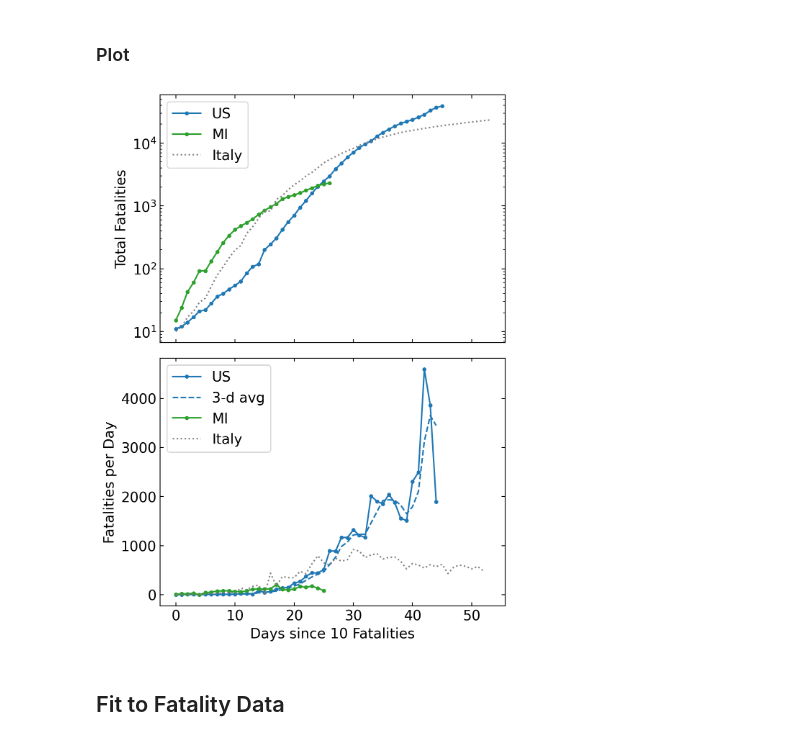
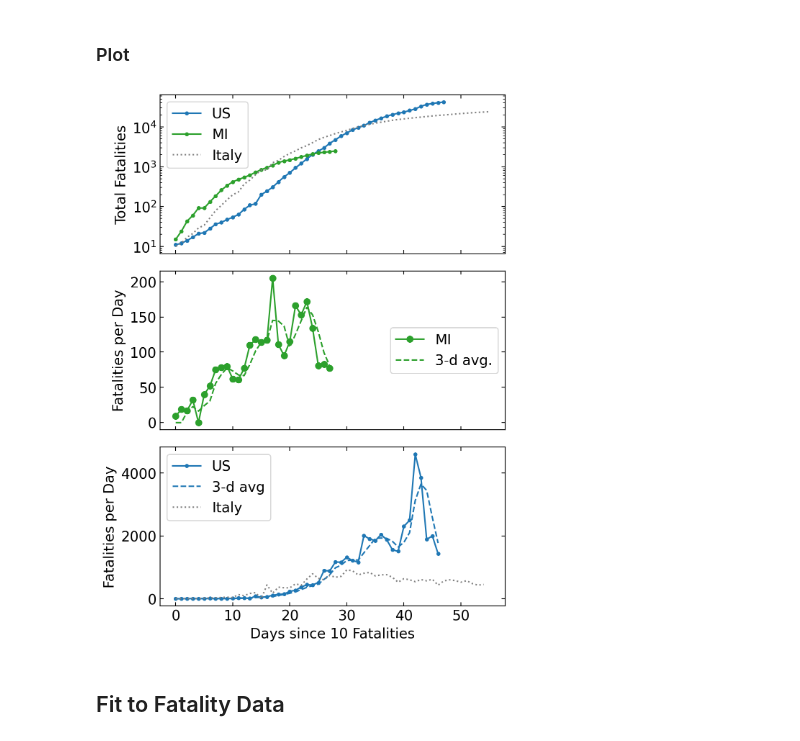
Before and after one commit to scbarton/COVID-19, a Jupyter notebook: Coronavirus COVID-19.ipynb, the cells around one changed output. Drawn from its saved outputs; the diff is of its cells as text; code cells hidden in the pictures.

Commit message:
MI deaths moving average

```diff
--- a/Coronavirus COVID-19.ipynb
+++ b/Coronavirus COVID-19.ipynb
@@ -190,30 +190,35 @@ x_MI=arange(len(dD_MI))
 # %% [markdown]
 ### Plot
 # %%
-fig,ax=subplots(2,1,figsize=[6,8], sharex=True)
+fig,ax=subplots(3,1,figsize=[6,8], sharex=True)
 
 sca(ax[0])
 semilogy(D_US[D_US>=10],marker='.',label='US')
 semilogy(D_MI[D_MI>=10],marker='.',c='C2',label='MI')
 semilogy(D_it[D_it>=10],':',c='gray',label='Italy')
 
 ylabel('Total Fatalities')
 legend()
 
 sca(ax[1])
+plot(x_MI,dD_MI,marker='o',c='C2',label='MI')
+plot(x_MI,moving_average(dD_MI, n),'--',c='C2',label=f'{3}-d avg')
+ylabel('Fatalities per Day')
+legend(['MI', f'{n}-d avg.'], loc=5)
+
+sca(ax[2])
 plot(x_US,dD_US,marker='.',label='US')
 plot(x_US,moving_average(dD_US, n),'--',c='C0',label=f'{3}-d avg')
-plot(x_MI,dD_MI,marker='.',c='C2',label='MI')
 plot(x_it,dD_it,':',c='gray',label='Italy')
 
 xlabel('Days since 10 Fatalities')
 ylabel('Fatalities per Day')
 legend()
 
 tight_layout()
 show()
 # %% [output]
-[figure, old version]
+[figure, new version]
 # %% [markdown]
 ## Fit to Fatality Data
 # %% [markdown]
```
Also changed, not shown: parts of 10 cells of this notebook.
